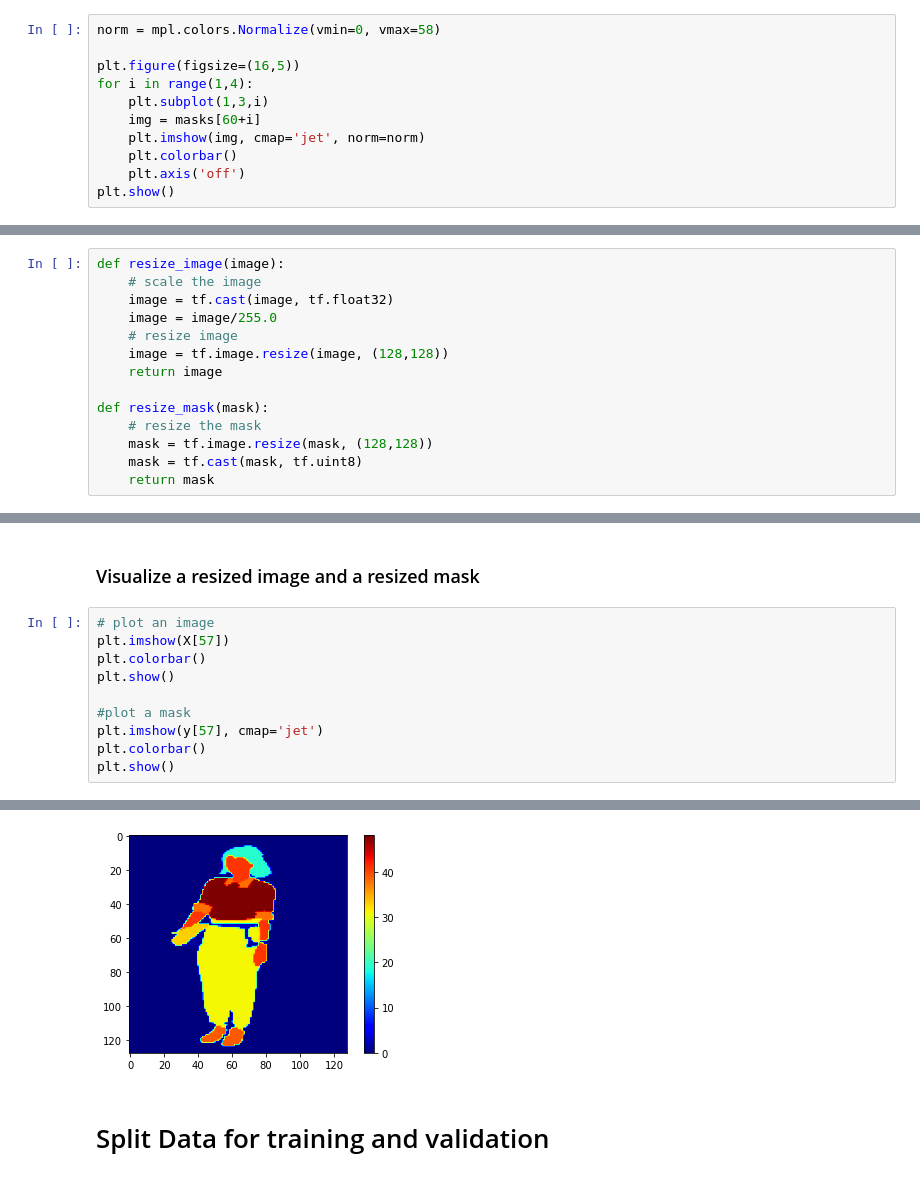
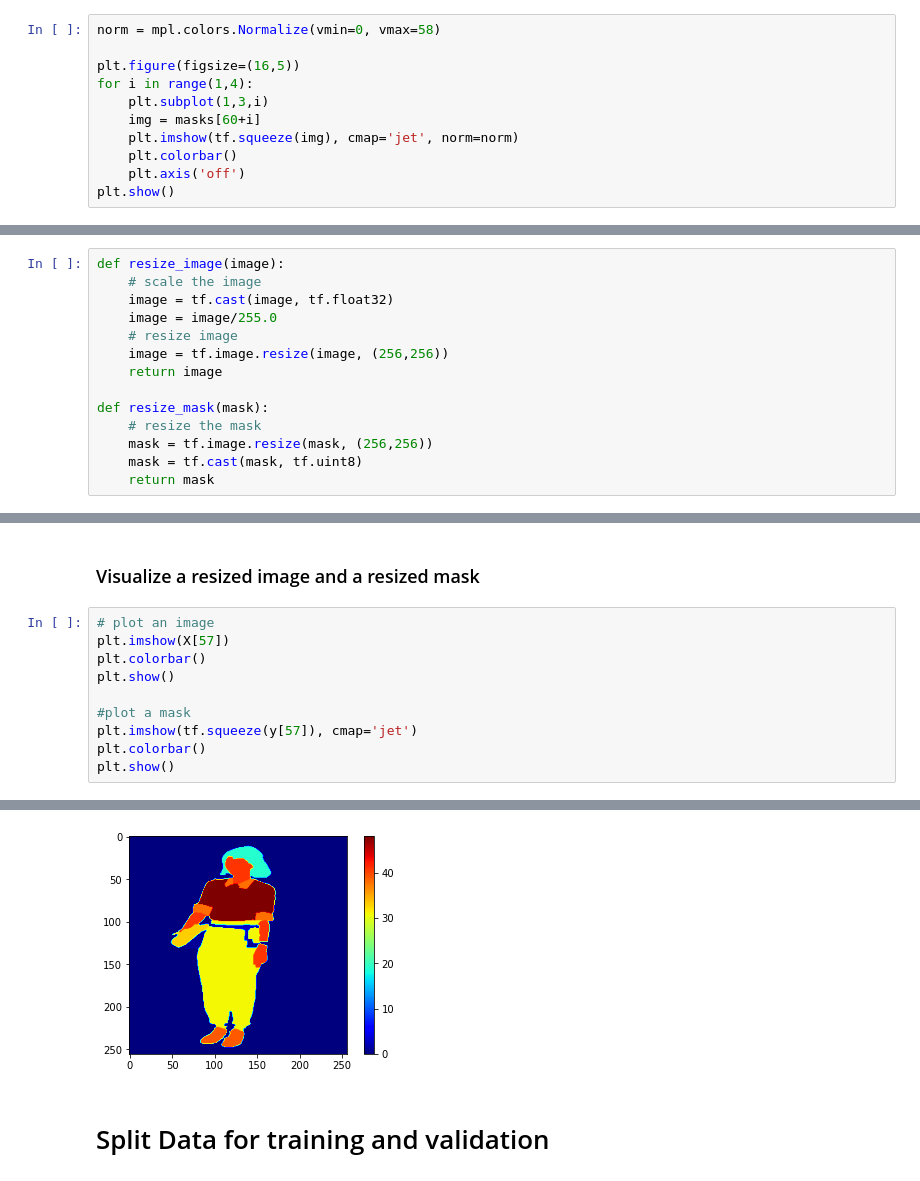
Before and after one commit to my-bear/Semantic-Segmentation, a Jupyter notebook: notebooks/semantic-segmentation.ipynb, the cells around one changed output, grey strips where cells are left out. Cells and saved outputs as stored; diff of their text form.

```diff
--- a/notebooks/semantic-segmentation.ipynb
+++ b/notebooks/semantic-segmentation.ipynb
@@ -113,7 +135,7 @@ plt.figure(figsize=(16,5))
 for i in range(1,4):
     plt.subplot(1,3,i)
     img = masks[60+i]
-    plt.imshow(img, cmap='jet', norm=norm)
+    plt.imshow(tf.squeeze(img), cmap='jet', norm=norm)
     plt.colorbar()
     plt.axis('off')
 plt.show()
@@ -298,12 +309,12 @@ def resize_image(image):
     image = tf.cast(image, tf.float32)
     image = image/255.0
     # resize image
-    image = tf.image.resize(image, (128,128))
+    image = tf.image.resize(image, (256,256))
     return image
 
 def resize_mask(mask):
     # resize the mask
-    mask = tf.image.resize(mask, (128,128))
+    mask = tf.image.resize(mask, (256,256))
     mask = tf.cast(mask, tf.uint8)
     return mask
 # %%
@@ -325,7 +336,7 @@ plt.colorbar()
 plt.show()
 
 #plot a mask
-plt.imshow(y[57], cmap='jet')
+plt.imshow(tf.squeeze(y[57]), cmap='jet')
 plt.colorbar()
 plt.show()
 # %% [output]
@@ -333,4 +344,4 @@ plt.show()
-[figure, old version]
+[figure, new version]
 # %% [markdown]
 # Split Data for training and validation
 # %% [markdown]
```
Also changed, not shown: parts of 43 cells of this notebook.
